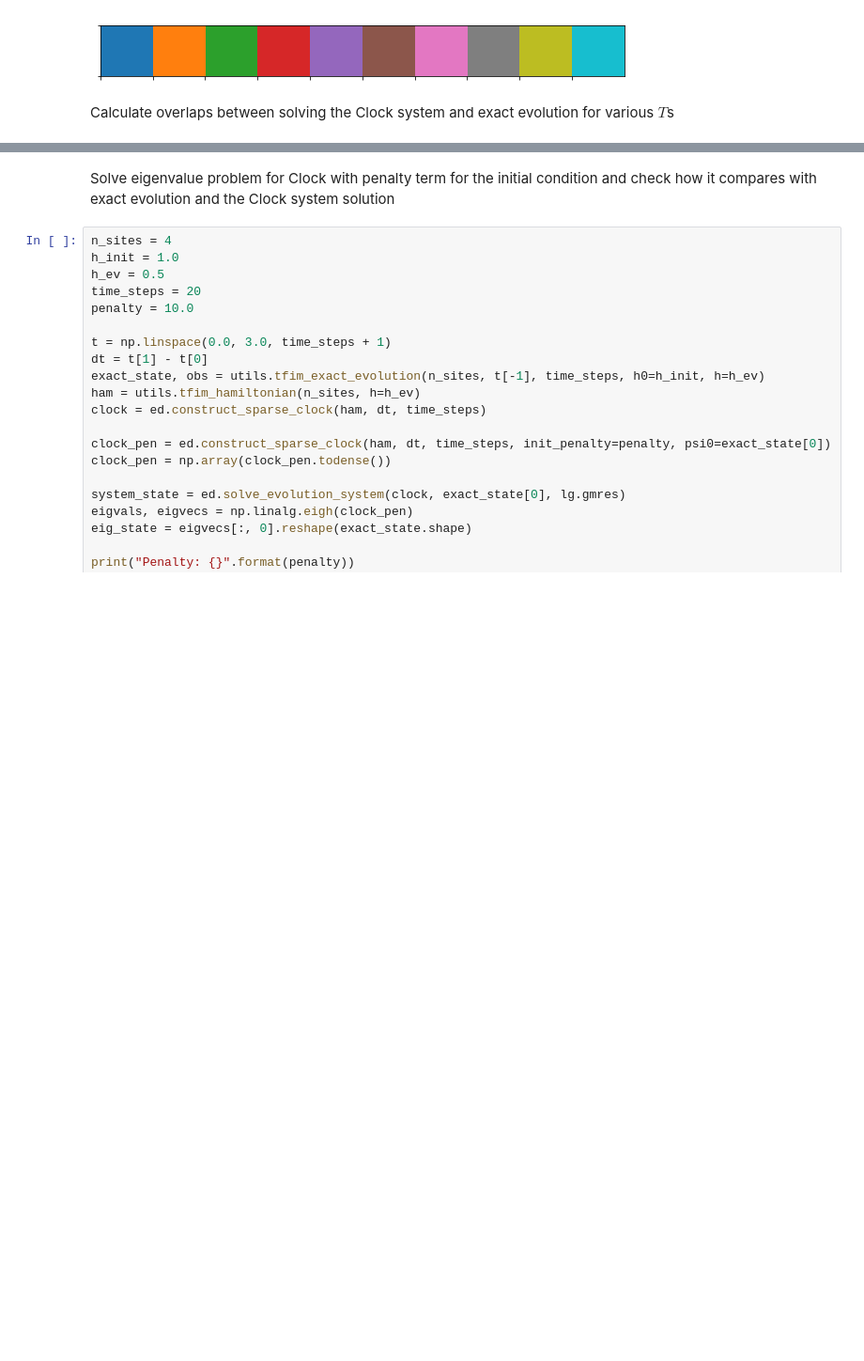
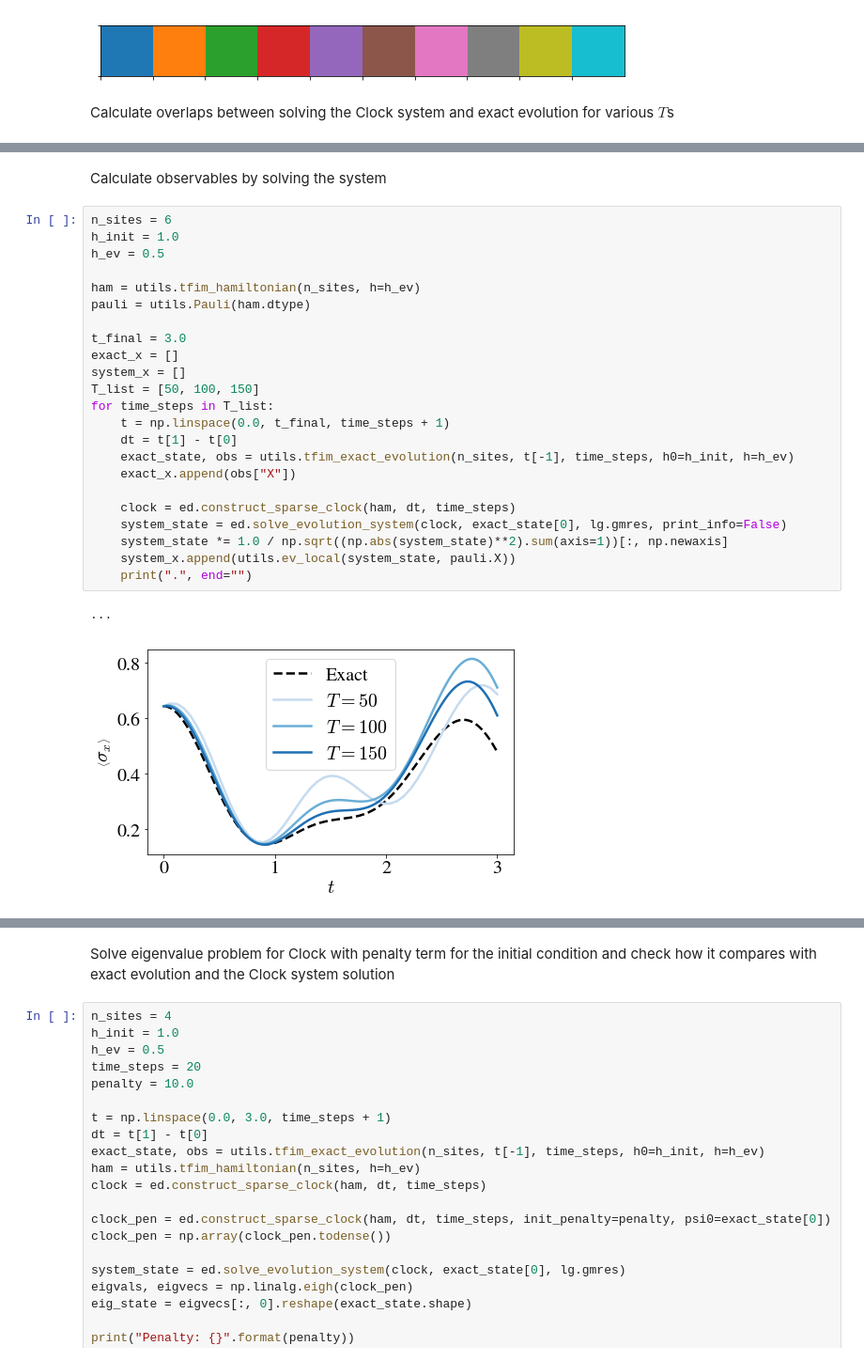
Before and after one commit to stavros11/Time-Evolution, a Jupyter notebook: ed.ipynb, the cells around one changed output, grey strips where cells are left out. Shown: that part at 94% size. Saved outputs shown, nothing was run; the diff lists cells and outputs as text; blank space fills up the shorter version.

```diff
--- a/ed.ipynb
+++ b/ed.ipynb
@@ -68,0 +80,28 @@ plt.savefig("ed_overlaps_steps.pdf", bbox_inches='tight')
+# %% [markdown]
+Calculate observables by solving the system
+# %%
+n_sites = 6
+h_init = 1.0
+h_ev = 0.5
+
+ham = utils.tfim_hamiltonian(n_sites, h=h_ev)
+pauli = utils.Pauli(ham.dtype)
+
+t_final = 3.0
+exact_x = []
+system_x = []
+T_list = [50, 100, 150]
+for time_steps in T_list:
+    t = np.linspace(0.0, t_final, time_steps + 1)
+    dt = t[1] - t[0]
+    exact_state, obs = utils.tfim_exact_evolution(n_sites, t[-1], time_steps, h0=h_init, h=h_ev)
+    exact_x.append(obs["X"])
+
+    clock = ed.construct_sparse_clock(ham, dt, time_steps)
+    system_state = ed.solve_evolution_system(clock, exact_state[0], lg.gmres, print_info=False)
+    system_state *= 1.0 / np.sqrt((np.abs(system_state)**2).sum(axis=1))[:, np.newaxis]
+    system_x.append(utils.ev_local(system_state, pauli.X))
+    print(".", end="")
+# %% [output]
+...
+[figure, added]
```
Also changed, not shown: parts of 12 cells of this notebook, 1 other file.
